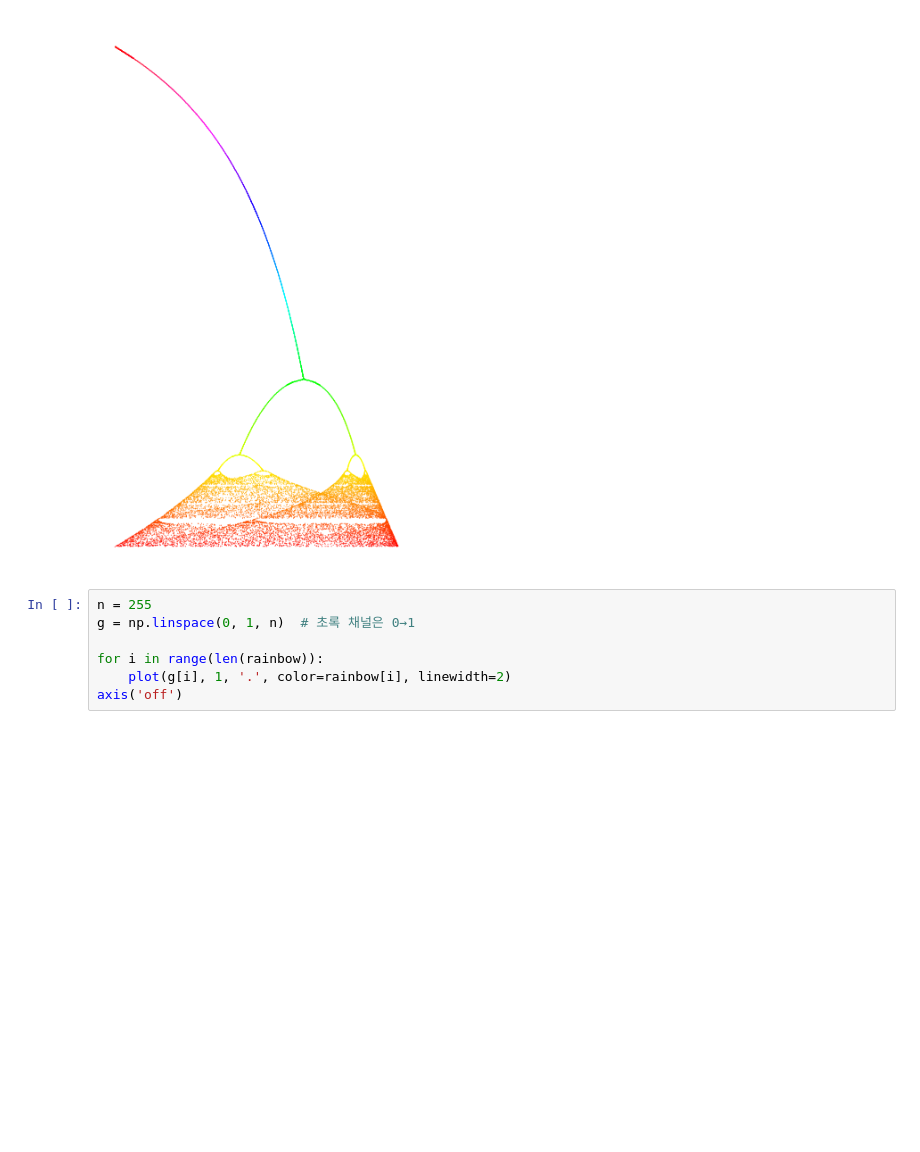
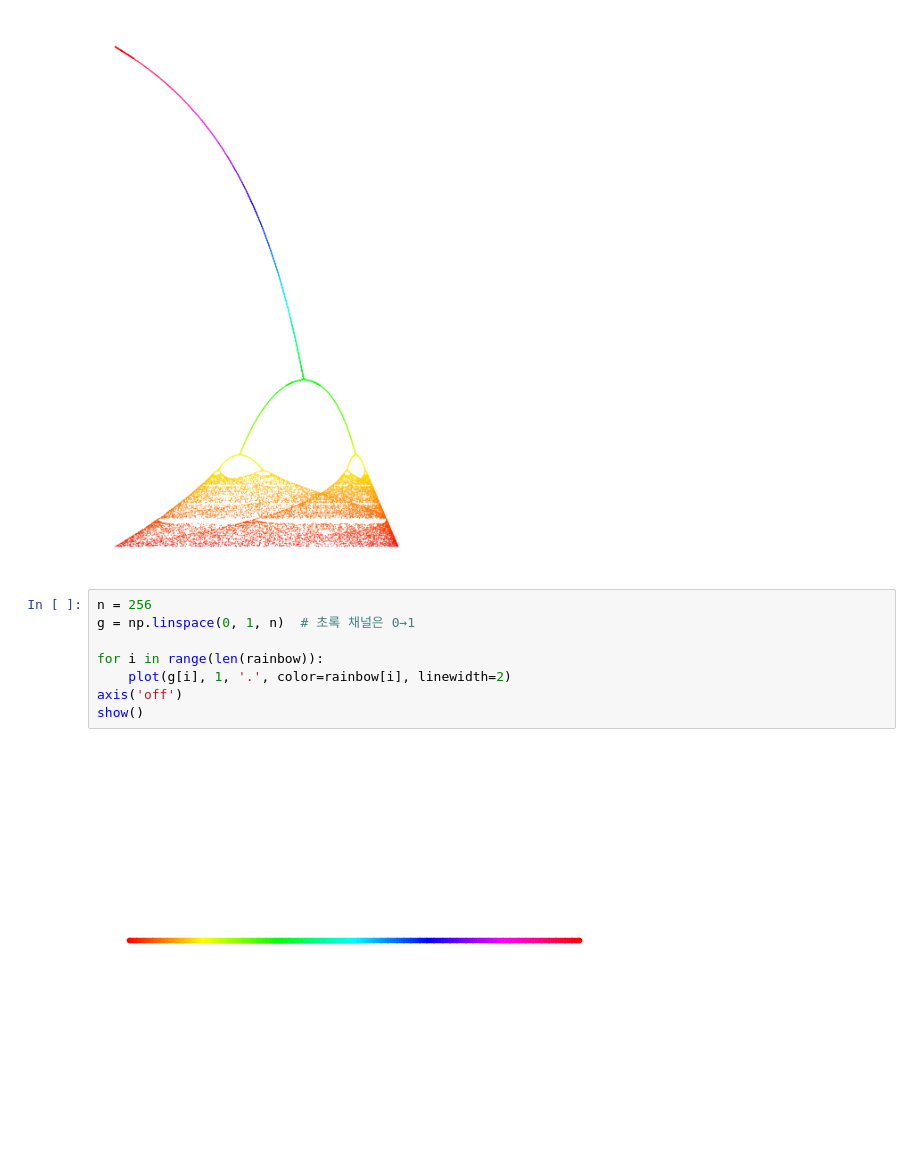
Before and after one commit to lifedesigner88/251117_MathForPython, a Jupyter notebook: A01_Masteer_Math_By_Coding_in_Python/B10_Art_from_trigonometry/C107_Logistic_map.ipynb, the cells around one changed output. Saved outputs shown, nothing was run; the diff lists cells and outputs as text; blank space fills up the shorter version.

```diff
--- a/A01_Masteer_Math_By_Coding_in_Python/B10_Art_from_trigonometry/C107_Logistic_map.ipynb
+++ b/A01_Masteer_Math_By_Coding_in_Python/B10_Art_from_trigonometry/C107_Logistic_map.ipynb
@@ -29,9 +29,12 @@ show()
 # %% [output]
 [figure]
 # %%
-n = 255
+n = 256
 g = np.linspace(0, 1, n)  # 초록 채널은 0→1
 
 for i in range(len(rainbow)):
     plot(g[i], 1, '.', color=rainbow[i], linewidth=2)
 axis('off')
+show()
+# %% [output]
+[figure, added]
```
Also changed, not shown: 2 other files.
